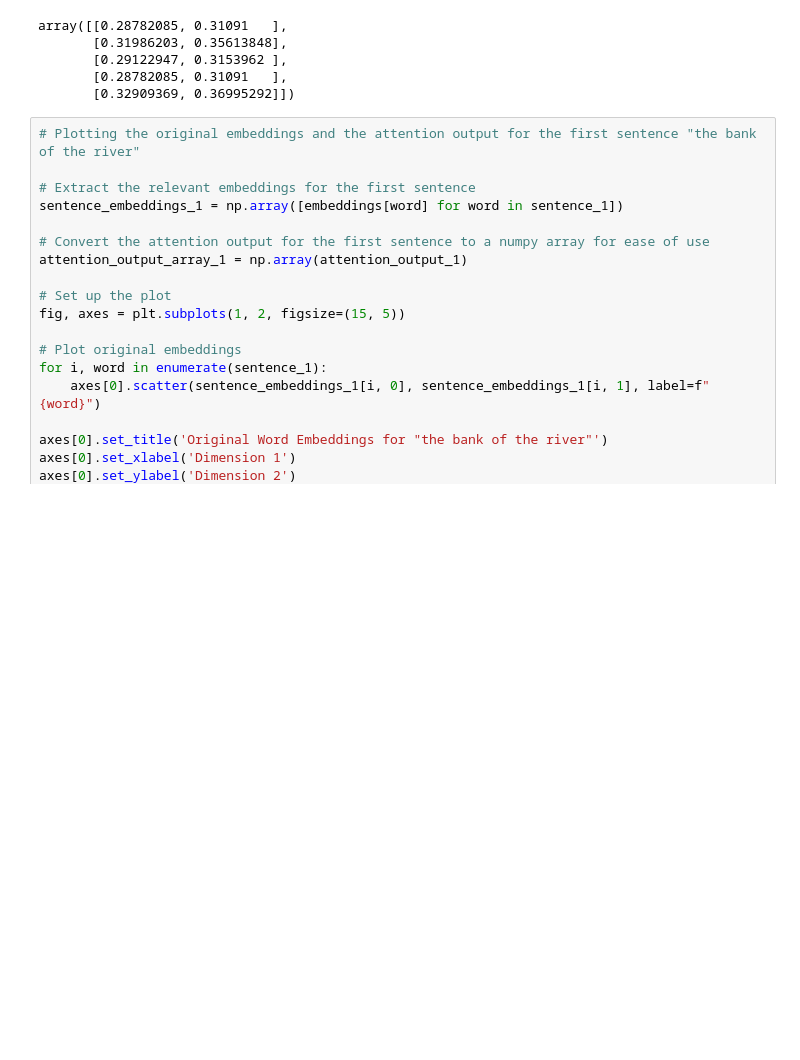
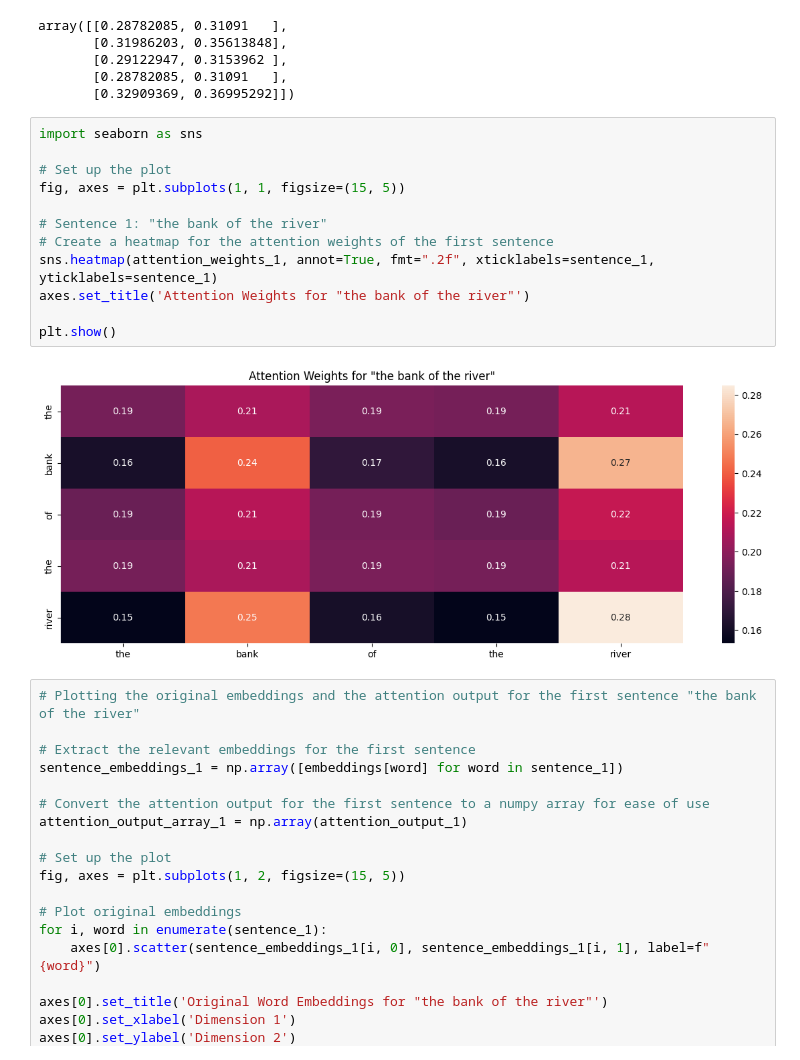
Before and after one commit to aaubs/ds-master, a Jupyter notebook: notebooks/M3_2_Transformermodels_NLU_v2.ipynb, the cells around one changed output. Cells and saved outputs as stored; diff of their text form; blank space fills up the shorter version.

```diff
--- a/notebooks/M3_2_Transformermodels_NLU_v2.ipynb
+++ b/notebooks/M3_2_Transformermodels_NLU_v2.ipynb
@@ -136,6 +136,20 @@ array([[0.28782085, 0.31091   ],
        [0.29122947, 0.3153962 ],
        [0.28782085, 0.31091   ],
        [0.32909369, 0.36995292]])
+# %%
+import seaborn as sns
+
+# Set up the plot
+fig, axes = plt.subplots(1, 1, figsize=(15, 5))
+
+# Sentence 1: "the bank of the river"
+# Create a heatmap for the attention weights of the first sentence
+sns.heatmap(attention_weights_1, annot=True, fmt=".2f", xticklabels=sentence_1, yticklabels=sentence_1)
+axes.set_title('Attention Weights for "the bank of the river"')
+
+plt.show()
+# %% [output]
+[figure, added]
 # %%
 # Plotting the original embeddings and the attention output for the first sentence "the bank of the river"
 
```
